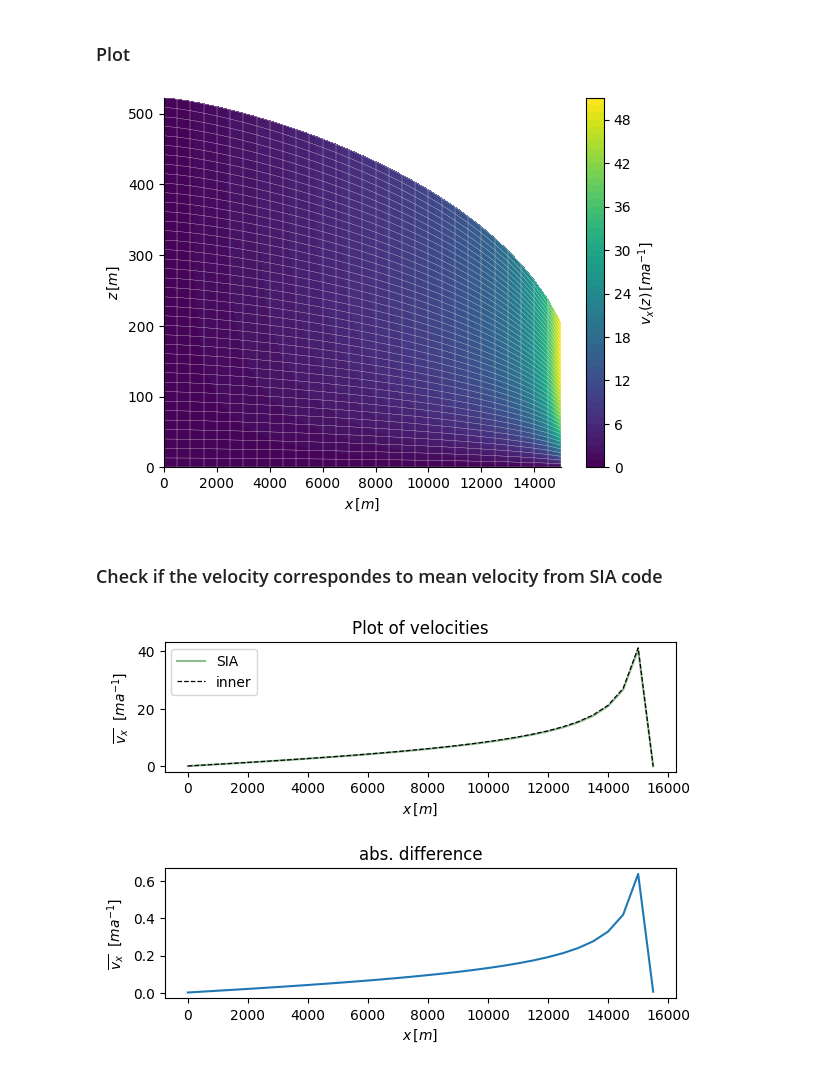
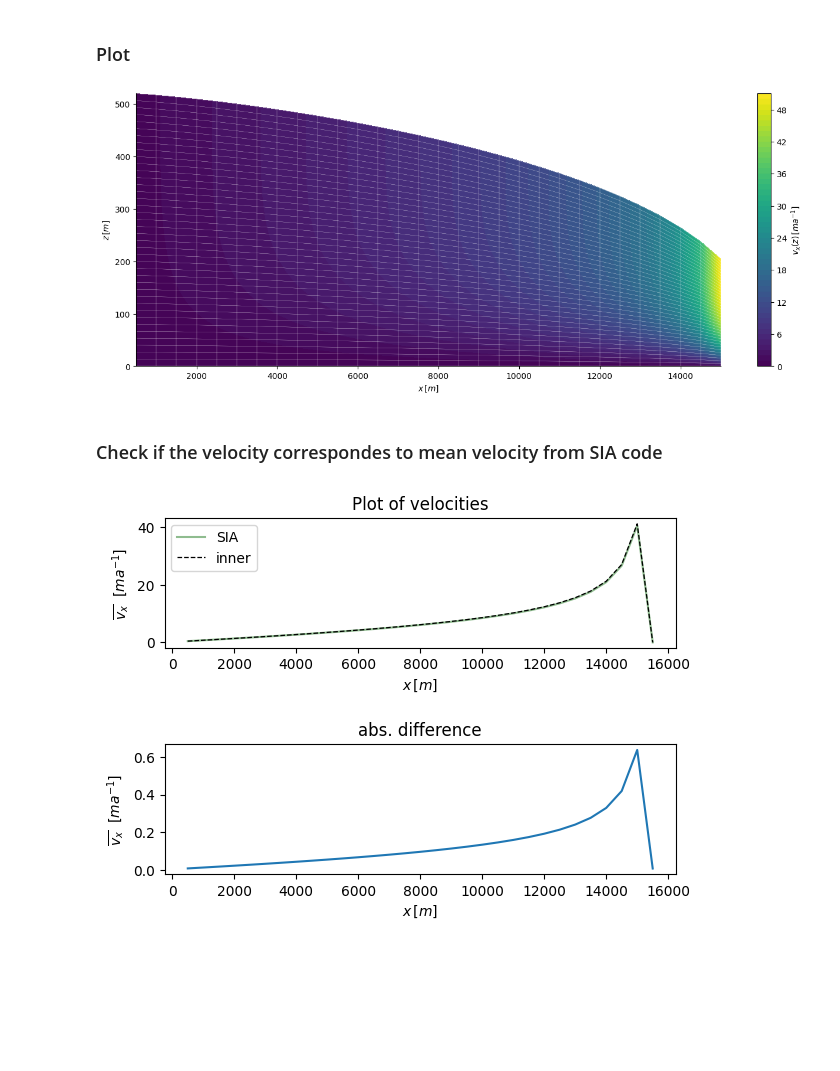
Before and after one commit to AnneMariaVera/SIA, a Jupyter notebook: test_innerVelocity.ipynb, the cells around one changed output. Cells and saved outputs as stored; diff of their text form; code cells hidden in the pictures; blank space fills up the shorter version.

Commit message:
changed plots

```diff
--- a/test_innerVelocity.ipynb
+++ b/test_innerVelocity.ipynb
@@ -34,13 +34,10 @@ via = vialov(x,x_lim,a_s,n,A,rho,g)
 surface = via  #-0.001*x**2+20 #5*np.ones(np.size(x)) -0.00005*x**2+4000
 #surface[len(surface)-1]=0
 cut=1
-x = x[0:len(x)-cut]
-surface = surface[0:len(surface)-cut]
-via=via[0:len(via)-cut]
+x = x[cut:len(x)-cut]
+surface = surface[cut:len(surface)-cut]
+via=via[cut:len(via)-cut]
 bed = np.zeros(np.size(x)) #x_lim/200*np.sin(10/x_lim*x*np.pi)
-
-# Flux boundary Condition
-boundary = np.array(((1,0),(1,-a_s*(x_lim-cut*delta_x))))
 # %% [markdown]
 ### Calculate inner velocities in x dir.
 # %%
@@ -52,20 +49,20 @@ v_inner,Z=sia.velocity_x_inner(bed, surface,A,g,rho, delta_x,nz, n, len(surface)
 # %%
 X = np.tile(x[:len(x)-1],(nz,1))
 Z=np.array([Z[i][:len(x)-1] for i in range(nz)])
-fig,ax=plt.subplots()
-cp = ax.contourf(X,Z,v_inner,50,cmap="viridis")
+fig,ax=plt.subplots(figsize=(16,6))
+cp = ax.contourf(X,Z,abs(v_inner),50,cmap="viridis")
 ax.spines['top'].set_visible(False)
 ax.spines['right'].set_visible(False)
 ax.set(xlabel=r"$x\,[m]$",ylabel=r"$z\,[m]$")
 plt.colorbar(cp,label=r"$v_x(z)\, [ma^{-1}]$")
 
 # Plot grid
 for i in range(nz):
     plt.plot(x[:len(x)-1],Z[i],"-w",linewidth=0.2)
 for i in range(len(x)-1):
     plt.axvline(x[i],linestyle="-",color="white",linewidth=0.2)
 # %% [output]
-[figure, old version]
+[figure, new version]
 # %% [markdown]
 ### Check if the velocity correspondes to mean velocity from SIA code
 # %%
@@ -83,4 +80,4 @@ ax[1].plot(x,abs(v_mean_inner-v_mean))
 ax[1].set(title="abs. difference",xlabel=r"$x\,[m]$",ylabel=r"$\overline{v_x}$  $[ma^{-1}]$")
 fig.tight_layout(pad=2.0)
 # %% [output]
-[figure, old version]
+[figure, new version]
```
